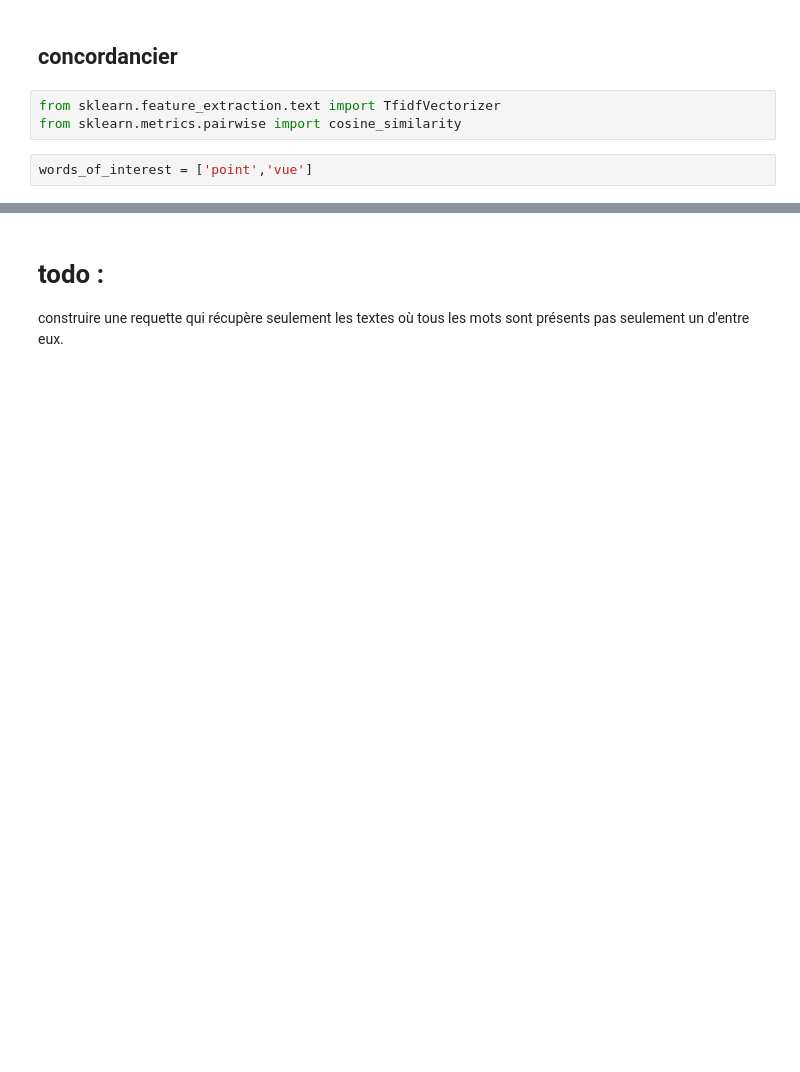
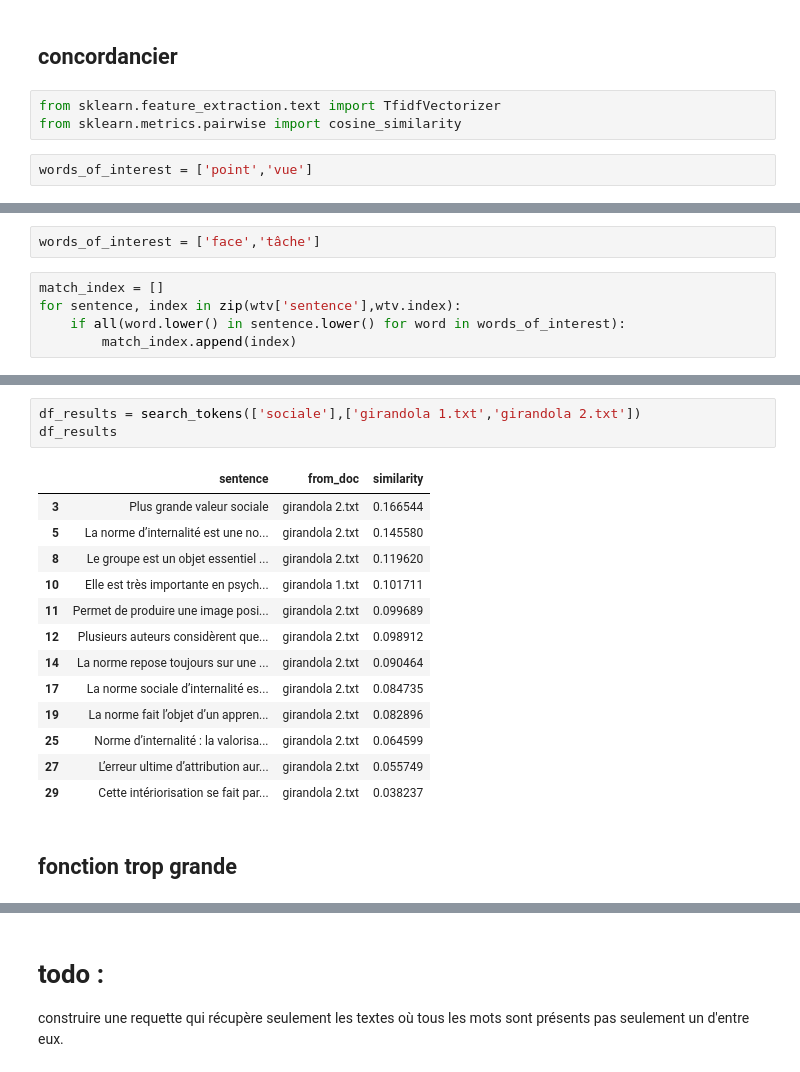
Before and after one commit to DRP-CB/text-explorer, a Jupyter notebook: explorateur_requêtes.ipynb, the cells around one changed output, grey strips where cells are left out. Drawn from its saved outputs; the diff is of its cells as text; blank space fills up the shorter version.

Commit message:
tentative de recherche avec filtre sur document non fonctionnelle

```diff
--- a/explorateur_requêtes.ipynb
+++ b/explorateur_requêtes.ipynb
@@ -306,0 +386,7 @@ dtype: bool
+# %%
+words_of_interest = ['face','tâche']
+# %%
+match_index = []
+for sentence, index in zip(wtv['sentence'],wtv.index):
+    if all(word.lower() in sentence.lower() for word in words_of_interest):
+        match_index.append(index)
@@ -306,0 +452,19 @@ dtype: bool
+# %%
+df_results = search_tokens(['sociale'],['girandola 1.txt','girandola 2.txt'])
+df_results
+# %% [output]
+|  | sentence | from_doc | similarity |
+| 3 | Plus grande valeur sociale | girandola 2.txt | 0.166544 |
+| 5 | La norme d’internalité est une no... | girandola 2.txt | 0.145580 |
+| 8 | Le groupe est un objet essentiel ... | girandola 2.txt | 0.119620 |
+| 10 | Elle est très importante en psych... | girandola 1.txt | 0.101711 |
+| 11 | Permet de produire une image posi... | girandola 2.txt | 0.099689 |
+| 12 | Plusieurs auteurs considèrent que... | girandola 2.txt | 0.098912 |
+| 14 | La norme repose toujours sur une ... | girandola 2.txt | 0.090464 |
+| 17 | La norme sociale d’internalité es... | girandola 2.txt | 0.084735 |
+| 19 | La norme fait l’objet d’un appren... | girandola 2.txt | 0.082896 |
+| 25 | Norme d’internalité : la valorisa... | girandola 2.txt | 0.064599 |
+| 27 | L’erreur ultime d’attribution aur... | girandola 2.txt | 0.055749 |
+| 29 | Cette intériorisation se fait par... | girandola 2.txt | 0.038237 |
+# %% [markdown]
+## fonction trop grande
```
Also changed, not shown: parts of 16 cells of this notebook, 1 other file.
